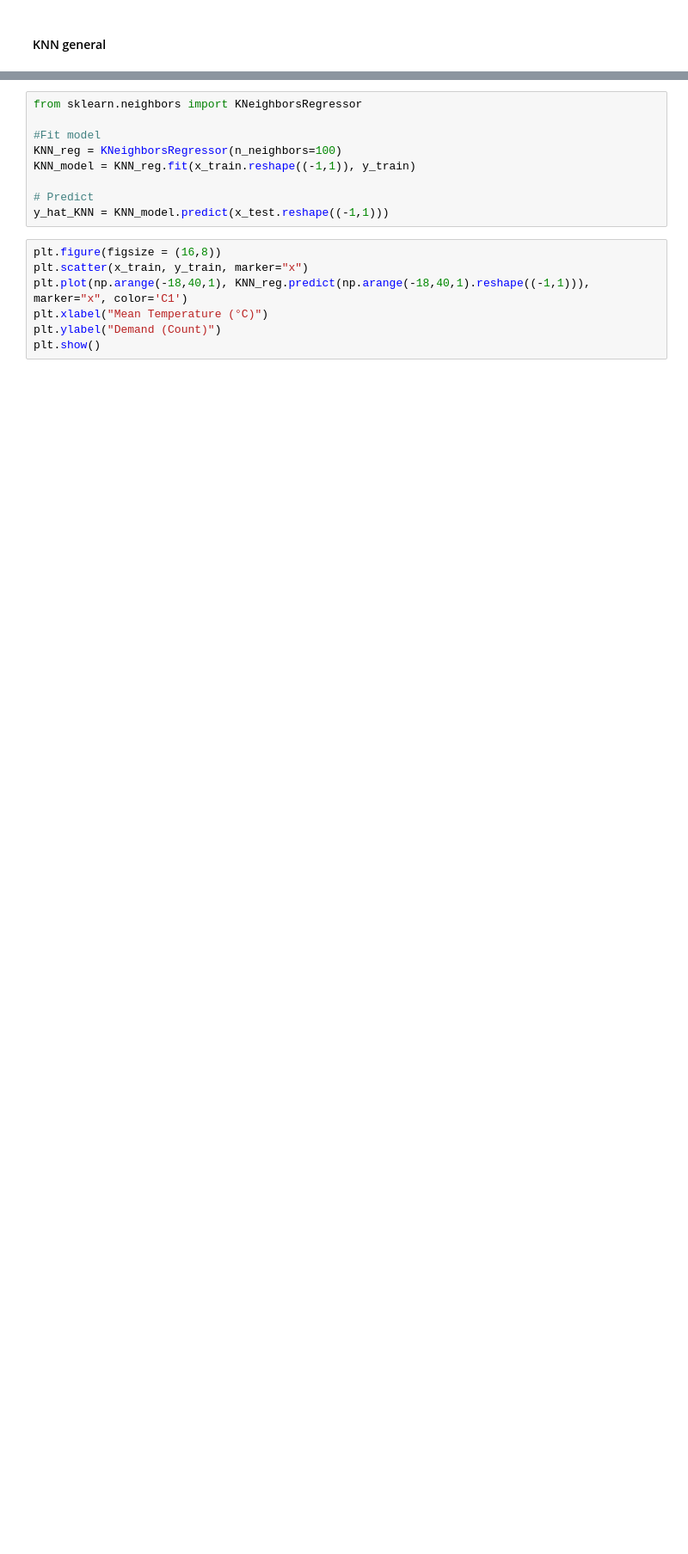
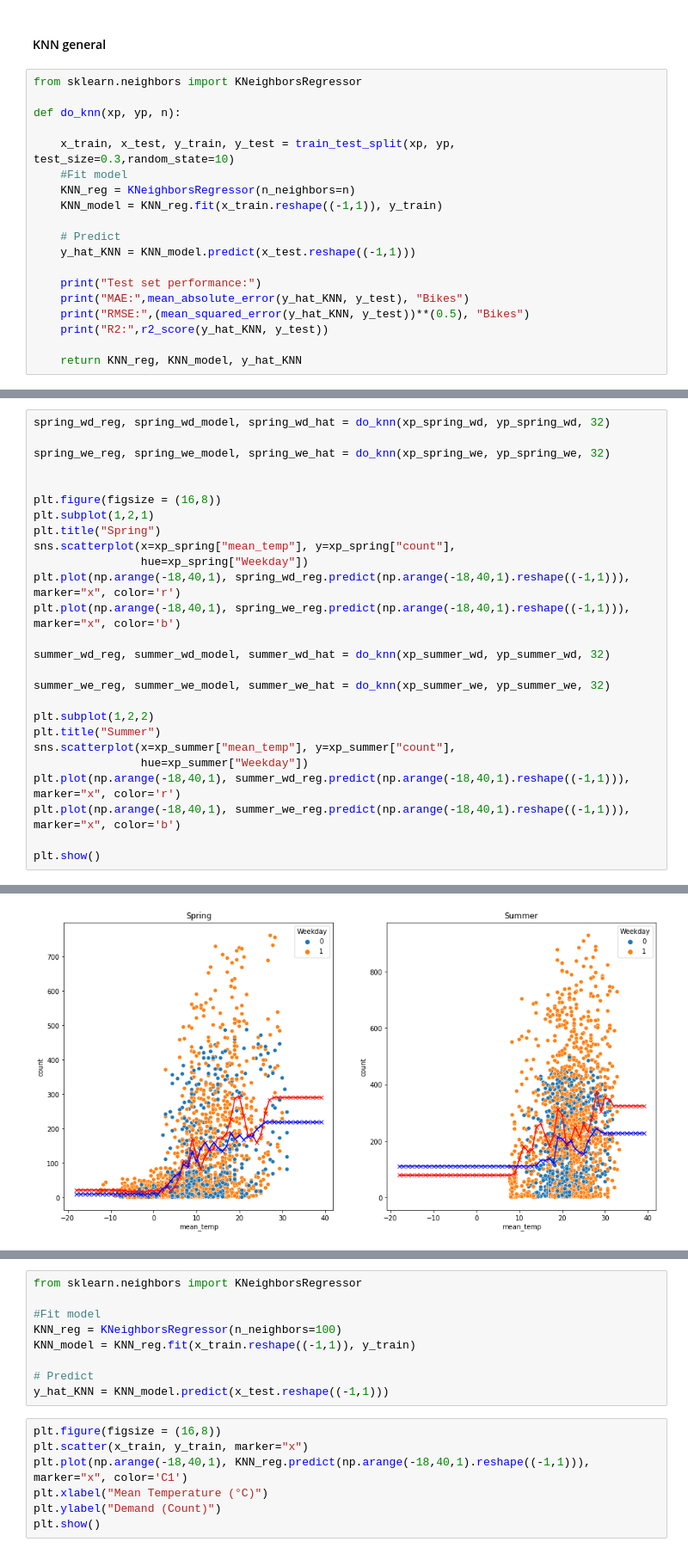
Before and after one commit to kond254/DSML-colasechs, a Jupyter notebook: KNN.ipynb, the cells around one changed output, grey strips where cells are left out. Shown: that part at 86% size. Cells and saved outputs as stored; diff of their text form; blank space fills up the shorter version.

```diff
--- a/KNN.ipynb
+++ b/KNN.ipynb
@@ -294,2 +338,21 @@ plt.show()
 # %% [markdown]
 #### KNN general
+# %%
+from sklearn.neighbors import KNeighborsRegressor
+
+def do_knn(xp, yp, n):
+
+    x_train, x_test, y_train, y_test = train_test_split(xp, yp, test_size=0.3,random_state=10)
+    #Fit model
+    KNN_reg = KNeighborsRegressor(n_neighbors=n)
+    KNN_model = KNN_reg.fit(x_train.reshape((-1,1)), y_train)
+
+    # Predict
+    y_hat_KNN = KNN_model.predict(x_test.reshape((-1,1)))
+
+    print("Test set performance:")
+    print("MAE:",mean_absolute_error(y_hat_KNN, y_test), "Bikes")
+    print("RMSE:",(mean_squared_error(y_hat_KNN, y_test))**(0.5), "Bikes")
+    print("R2:",r2_score(y_hat_KNN, y_test))
+
+    return KNN_reg, KNN_model, y_hat_KNN
@@ -295,0 +366,27 @@ plt.show()
+# %%
+spring_wd_reg, spring_wd_model, spring_wd_hat = do_knn(xp_spring_wd, yp_spring_wd, 32)
+
+spring_we_reg, spring_we_model, spring_we_hat = do_knn(xp_spring_we, yp_spring_we, 32)
+
+
+plt.figure(figsize = (16,8))
+plt.subplot(1,2,1)
+plt.title("Spring")
+sns.scatterplot(x=xp_spring["mean_temp"], y=xp_spring["count"],
+                hue=xp_spring["Weekday"])
+plt.plot(np.arange(-18,40,1), spring_wd_reg.predict(np.arange(-18,40,1).reshape((-1,1))), marker="x", color='r')
+plt.plot(np.arange(-18,40,1), spring_we_reg.predict(np.arange(-18,40,1).reshape((-1,1))), marker="x", color='b')
+
+summer_wd_reg, summer_wd_model, summer_wd_hat = do_knn(xp_summer_wd, yp_summer_wd, 32)
+
+summer_we_reg, summer_we_model, summer_we_hat = do_knn(xp_summer_we, yp_summer_we, 32)
+
+plt.subplot(1,2,2)
+plt.title("Summer")
+sns.scatterplot(x=xp_summer["mean_temp"], y=xp_summer["count"],
+                hue=xp_summer["Weekday"])
+plt.plot(np.arange(-18,40,1), summer_wd_reg.predict(np.arange(-18,40,1).reshape((-1,1))), marker="x", color='r')
+plt.plot(np.arange(-18,40,1), summer_we_reg.predict(np.arange(-18,40,1).reshape((-1,1))), marker="x", color='b')
+
+plt.show()
+# %% [output]
@@ -295,0 +409 @@ plt.show()
+[figure, added]
```
Also changed, not shown: parts of 25 cells of this notebook.
